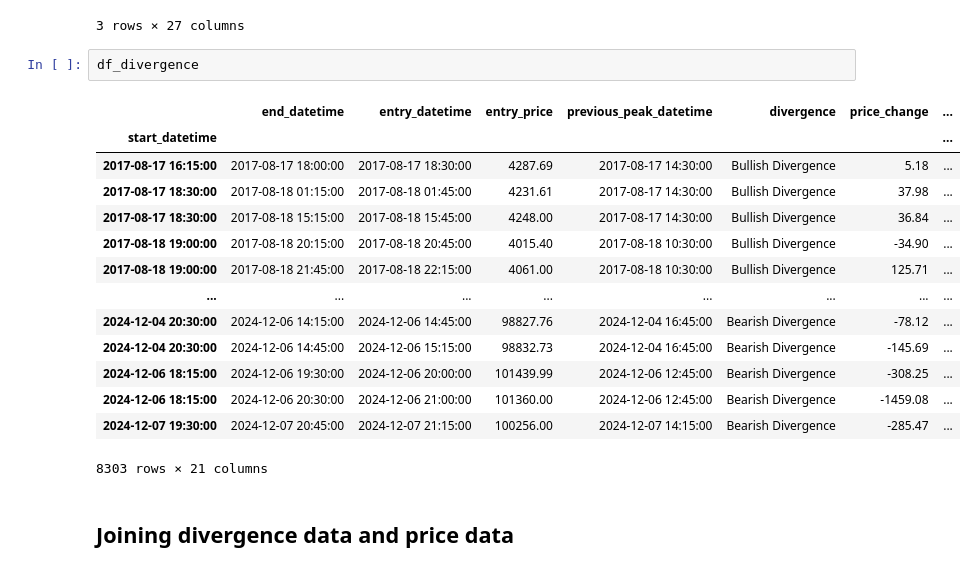
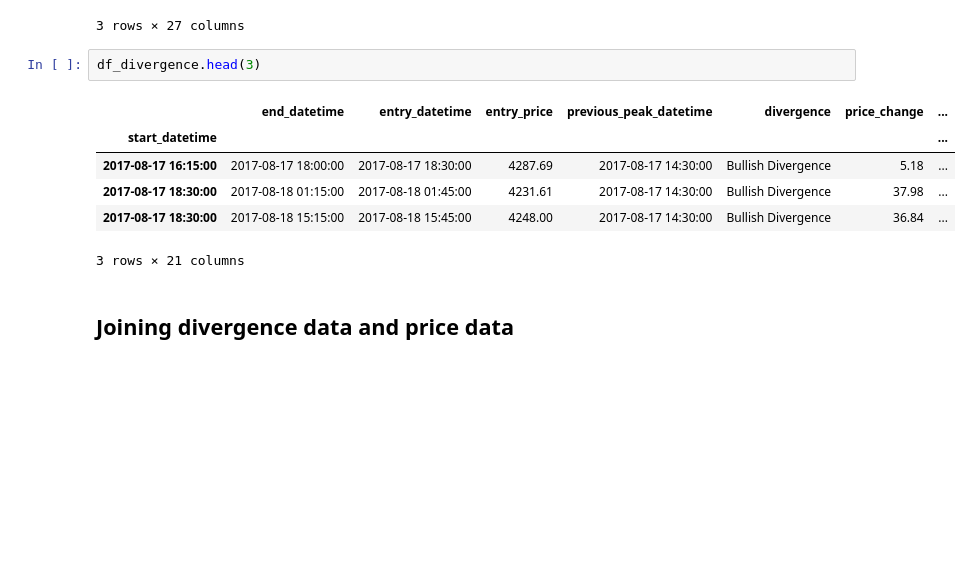
Before and after one commit to Shawn-Kim96/rsi_divergence_detector, a Jupyter notebook: notebooks/4.0-generate_training_data.ipynb, the cells around one changed output. Saved outputs shown, nothing was run; the diff lists cells and outputs as text; blank space fills up the shorter version.

```diff
--- a/notebooks/4.0-generate_training_data.ipynb
+++ b/notebooks/4.0-generate_training_data.ipynb
@@ -41,22 +56,14 @@ df_total.head(3)
 | 2024-11-20 00:45:00 | 1732063500000 | 92233.69 | 92260.0 | 92124.51 | 92130.93 | 55.29224 | 5m | 49.419335 | 12.216304 | 0.225440 | ... |
 3 rows × 27 columns
 # %%
-df_divergence
+df_divergence.head(3)
 # %% [output]
 |  | end_datetime | entry_datetime | entry_price | previous_peak_datetime | divergence | price_change | ... |
 | start_datetime |  |  |  |  |  |  | ... |
 | 2017-08-17 16:15:00 | 2017-08-17 18:00:00 | 2017-08-17 18:30:00 | 4287.69 | 2017-08-17 14:30:00 | Bullish Divergence | 5.18 | ... |
 | 2017-08-17 18:30:00 | 2017-08-18 01:15:00 | 2017-08-18 01:45:00 | 4231.61 | 2017-08-17 14:30:00 | Bullish Divergence | 37.98 | ... |
 | 2017-08-17 18:30:00 | 2017-08-18 15:15:00 | 2017-08-18 15:45:00 | 4248.00 | 2017-08-17 14:30:00 | Bullish Divergence | 36.84 | ... |
-| 2017-08-18 19:00:00 | 2017-08-18 20:15:00 | 2017-08-18 20:45:00 | 4015.40 | 2017-08-18 10:30:00 | Bullish Divergence | -34.90 | ... |
-| 2017-08-18 19:00:00 | 2017-08-18 21:45:00 | 2017-08-18 22:15:00 | 4061.00 | 2017-08-18 10:30:00 | Bullish Divergence | 125.71 | ... |
-| ... | ... | ... | ... | ... | ... | ... | ... |
-| 2024-12-04 20:30:00 | 2024-12-06 14:15:00 | 2024-12-06 14:45:00 | 98827.76 | 2024-12-04 16:45:00 | Bearish Divergence | -78.12 | ... |
-| 2024-12-04 20:30:00 | 2024-12-06 14:45:00 | 2024-12-06 15:15:00 | 98832.73 | 2024-12-04 16:45:00 | Bearish Divergence | -145.69 | ... |
-| 2024-12-06 18:15:00 | 2024-12-06 19:30:00 | 2024-12-06 20:00:00 | 101439.99 | 2024-12-06 12:45:00 | Bearish Divergence | -308.25 | ... |
-| 2024-12-06 18:15:00 | 2024-12-06 20:30:00 | 2024-12-06 21:00:00 | 101360.00 | 2024-12-06 12:45:00 | Bearish Divergence | -1459.08 | ... |
-| 2024-12-07 19:30:00 | 2024-12-07 20:45:00 | 2024-12-07 21:15:00 | 100256.00 | 2024-12-07 14:15:00 | Bearish Divergence | -285.47 | ... |
-8303 rows × 21 columns
+3 rows × 21 columns
 # %% [markdown]
 ## Joining divergence data and price data
 # %%
```
Also changed, not shown: parts of 19 cells of this notebook, 33 other files.
